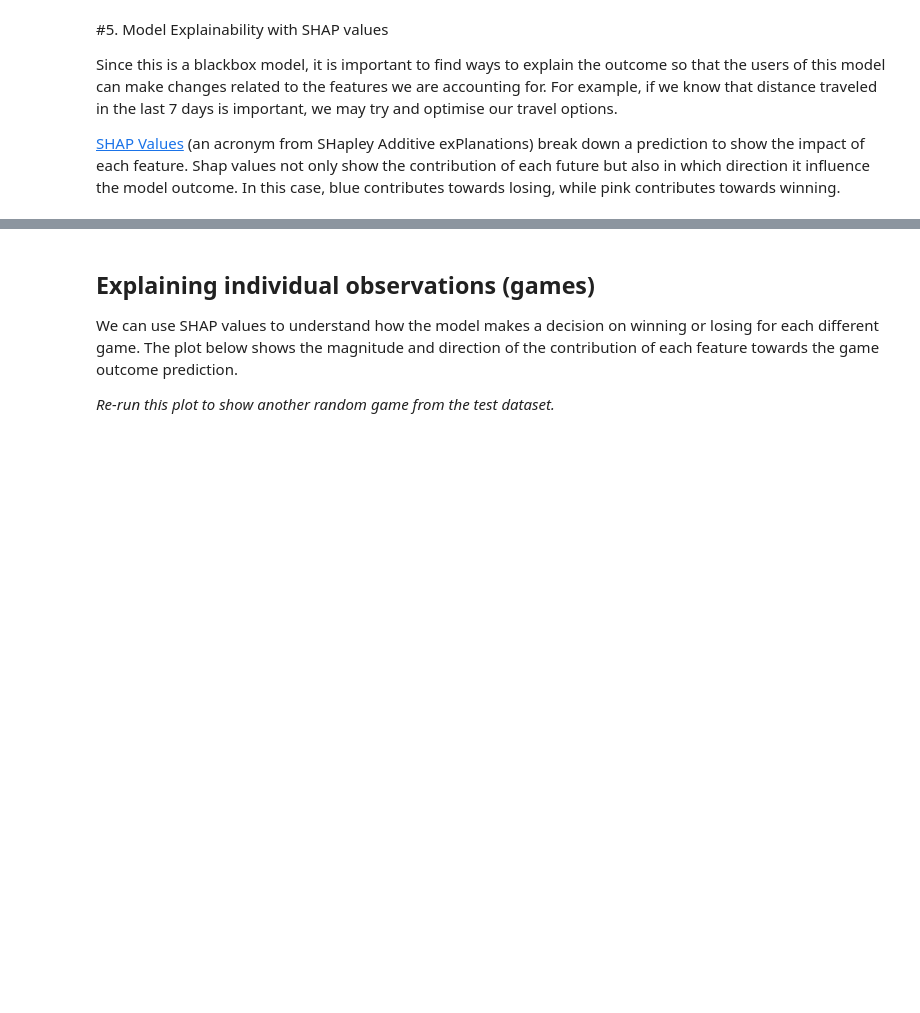
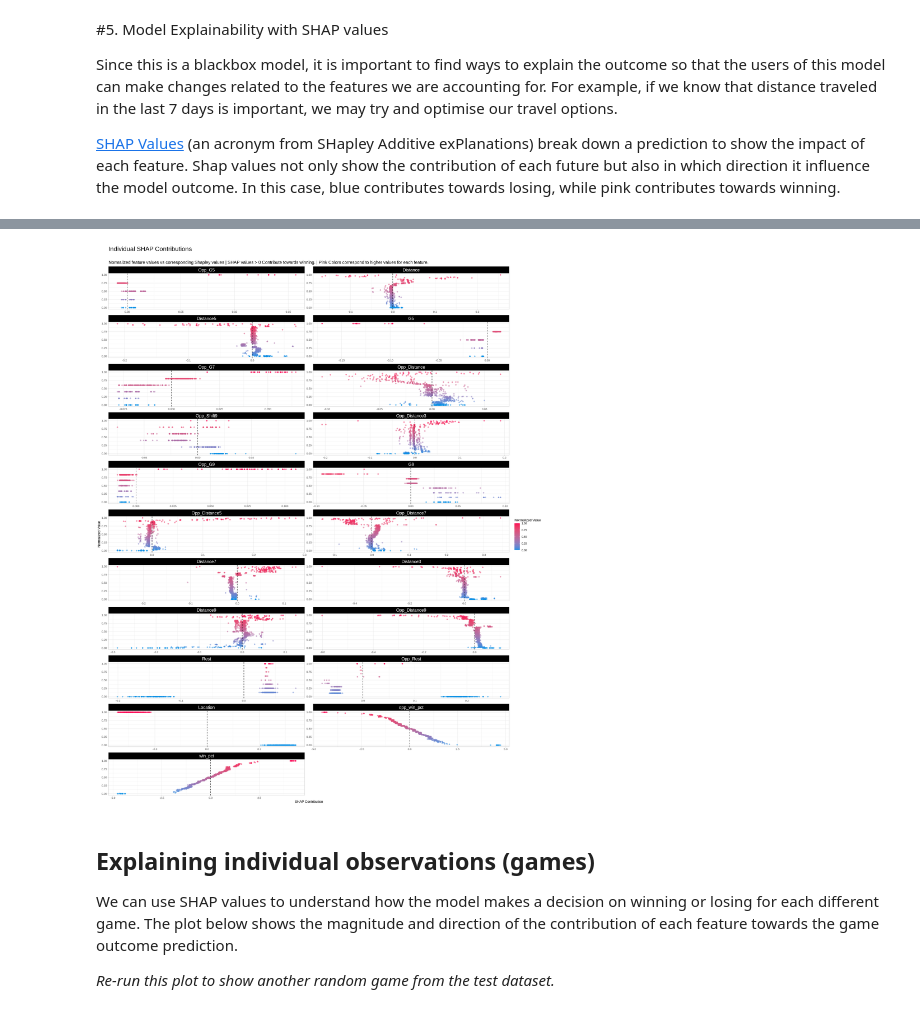
Before and after one commit to josedv82/NBA_Schedule_XGBoost_Classifier, a Jupyter notebook: NBA_Schedule_xgboost.ipynb, the cells around one changed output, grey strips where cells are left out. Saved outputs shown, nothing was run; the diff lists cells and outputs as text; code cells hidden in the pictures; blank space fills up the shorter version.

```diff
--- a/NBA_Schedule_xgboost.ipynb
+++ b/NBA_Schedule_xgboost.ipynb
@@ -323,3 +328,23 @@ print(shap_summary_plot)
+# %%
+options(repr.plot.width=20, repr.plot.height=25)
+
+#individual feature SHAP scatter plots
+shap_summary_plot$data %>%
+select(feature, `SHAP Contribution` = contribution, `Normalized Value` = normalized_value) %>%
+ggplot(aes(y = `Normalized Value`, x = `SHAP Contribution`)) +
+geom_point(aes(color = `Normalized Value`), alpha = 0.5) +
+geom_vline(xintercept = 0, linetype = 2) +
+scale_colour_gradient(low = "#0990e5", high = "#fc0555") +
+facet_wrap(~feature, ncol = 2, scales = "free") +
+labs(title = "Individual SHAP Contributions \n",
+     subtitle = "Normalized feature values vs corresponding Shapley values | SHAP values > 0 Contribute towards winning. | Pink Colors correspond to higher values for each feature.") +
+theme_light() +
+theme(strip.text = element_text(size = 14),
+      strip.background = element_rect(fill = "black"),
+      plot.title = element_text(size = 20),
+      plot.subtitle = element_text(size = 14))
+# %% [output]
+[figure, added]
 # %% [markdown]
 ## Explaining individual observations (games)
 
```
Also changed, not shown: parts of 8 cells of this notebook.
